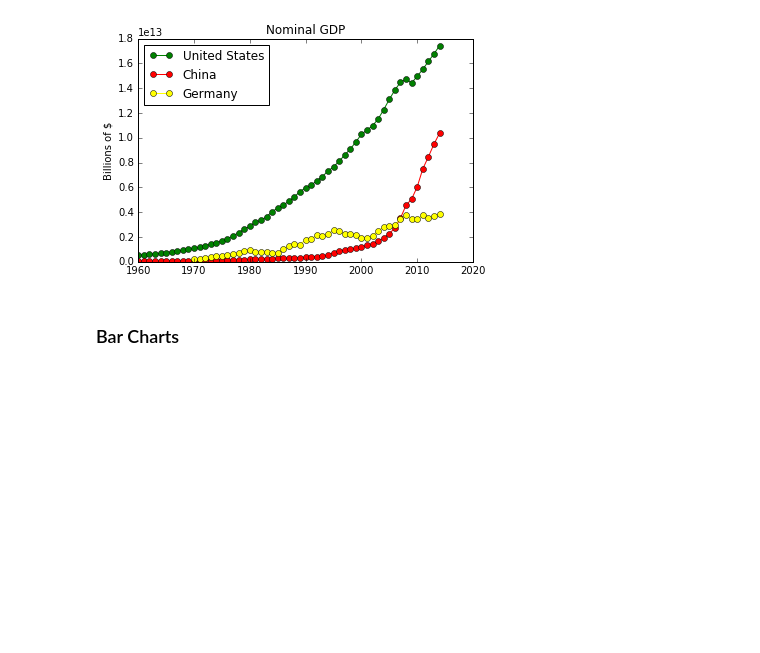
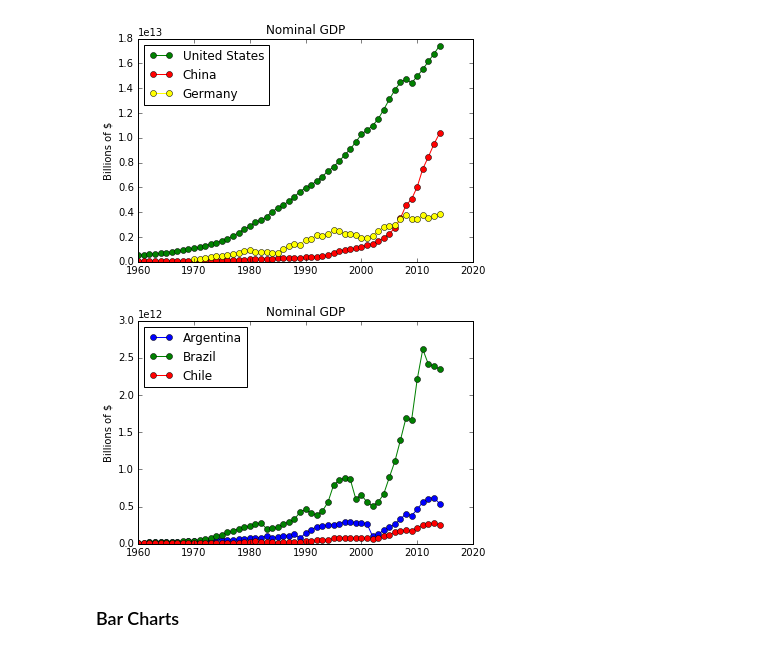
Before and after one commit to tylerburnham42/DataScienceCourseWork, a Jupyter notebook: Project 1/Chapter 3 Visualizing Data.ipynb, the cells around one changed output. Saved outputs shown, nothing was run; the diff lists cells and outputs as text; code cells hidden in the pictures; blank space fills up the shorter version.

```diff
--- a/Project 1/Chapter 2 Visualizing Data.ipynb
+++ b/Project 1/Chapter 3 Visualizing Data.ipynb
@@ -35,6 +50,21 @@ plt.legend(loc=2)
 plt.show()
 # %% [output]
 [figure]
+# %%
+states = ["Argentina","Brazil","Chile"]
+
+# create a line chart, years on x-axis, gdp on y-axis
+for state in states:
+    plt.plot(gdp[gdp.Name == state].Year.tolist(), gdp[gdp.Name == state].Value.tolist(), marker='o', linestyle='solid', label=state)
+
+
+plt.title("Nominal GDP")
+# add a label to the y-axis
+plt.ylabel("Billions of $")
+plt.legend(loc=2)
+plt.show()
+# %% [output]
+[figure, added]
 # %% [markdown]
 ### Bar Charts
 # %%
```
Also changed, not shown: parts of 8 cells of this notebook, 1 other file.
